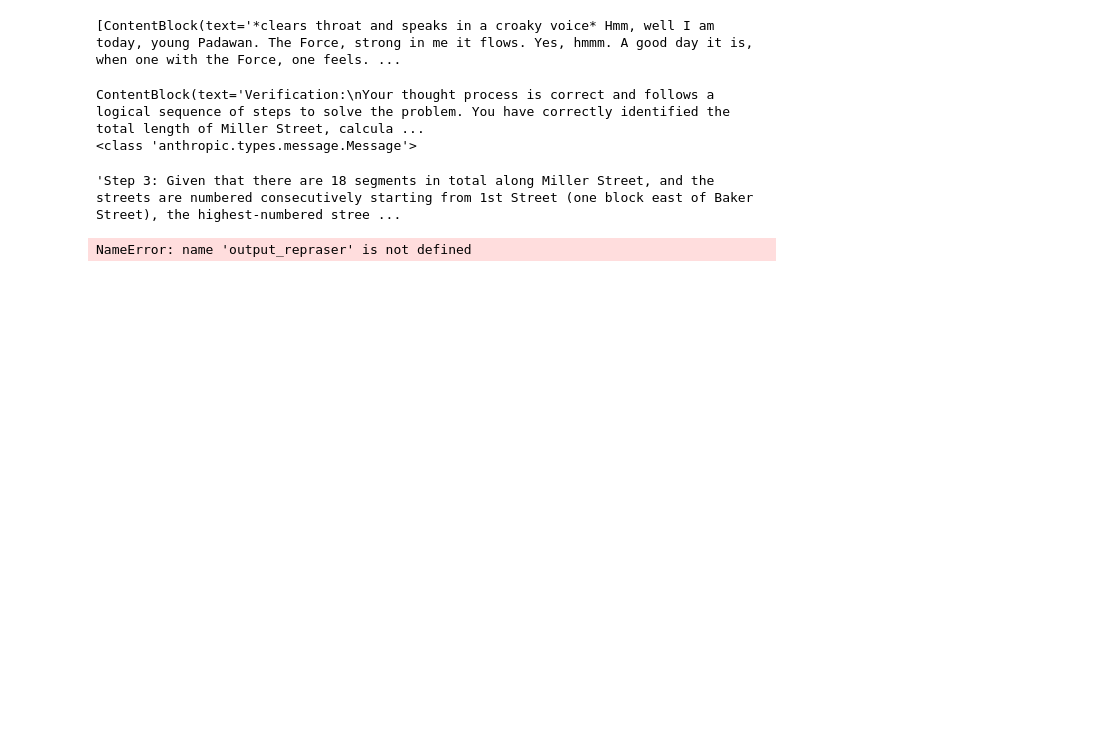
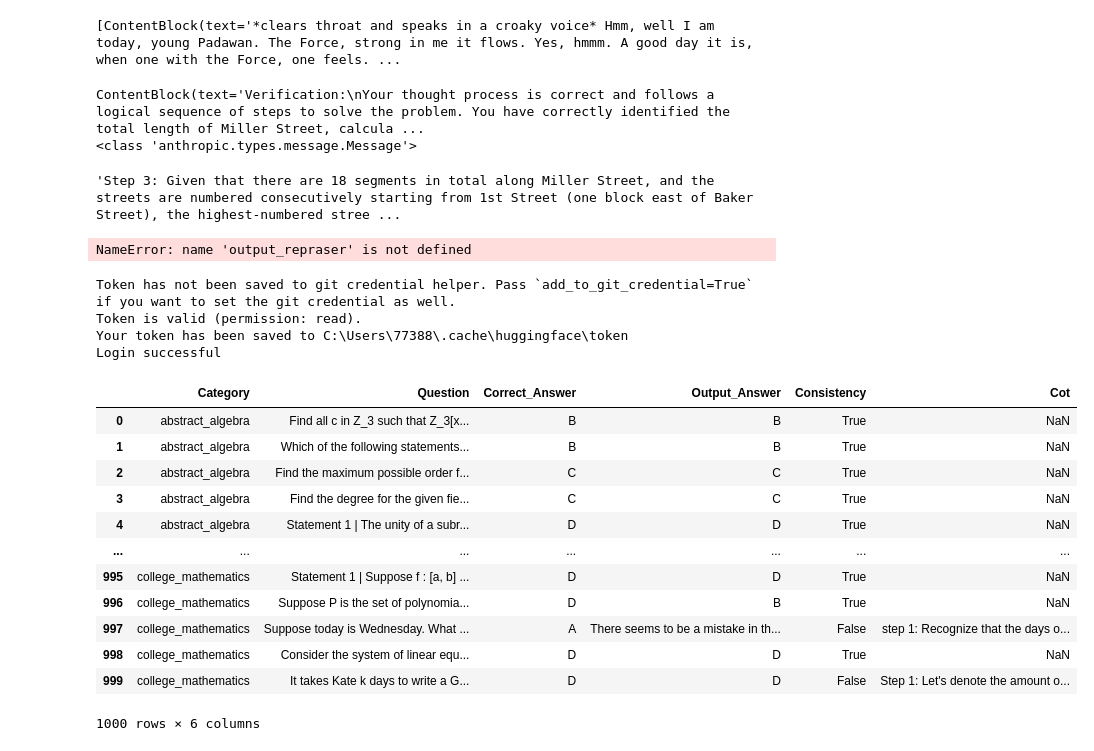
Before and after one commit to wan19990901/CoT_rerailer, a Jupyter notebook: src/archived/bidirectional_CoT_test.ipynb, the cells around one changed output. Cells and saved outputs as stored; diff of their text form; code cells hidden in the pictures; blank space fills up the shorter version.

```diff
--- a/src/archived/bidirectional_CoT_test.ipynb
+++ b/src/archived/bidirectional_CoT_test.ipynb
@@ -1063,3 +1063,11 @@ output_item(input_string,'Correction')
 output_repraser
 # %% [output]
 NameError: name 'output_repraser' is not defined
+# %%
+from huggingface_hub import login
+login(token='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')
+# %% [output]
+Token has not been saved to git credential helper. Pass `add_to_git_credential=True` if you want to set the git credential as well.
+Token is valid (permission: read).
+Your token has been saved to C:\Users\77388\.cache\huggingface\token
+Login successful
@@ -1065,0 +1088,16 @@ NameError: name 'output_repraser' is not defined
+# %%
+df
+# %% [output]
+|  | Category | Question | Correct_Answer | Output_Answer | Consistency | Cot |
+| 0 | abstract_algebra | Find all c in Z_3 such that Z_3[x... | B | B | True | NaN |
+| 1 | abstract_algebra | Which of the following statements... | B | B | True | NaN |
+| 2 | abstract_algebra | Find the maximum possible order f... | C | C | True | NaN |
+| 3 | abstract_algebra | Find the degree for the given fie... | C | C | True | NaN |
+| 4 | abstract_algebra | Statement 1 | The unity of a subr... | D | D | True | NaN |
+| ... | ... | ... | ... | ... | ... | ... |
+| 995 | college_mathematics | Statement 1 | Suppose f : [a, b] ... | D | D | True | NaN |
+| 996 | college_mathematics | Suppose P is the set of polynomia... | D | B | True | NaN |
+| 997 | college_mathematics | Suppose today is Wednesday. What ... | A | There seems to be a mistake in th... | False | step 1: Recognize that the days o... |
+| 998 | college_mathematics | Consider the system of linear equ... | D | D | True | NaN |
+| 999 | college_mathematics | It takes Kate k days to write a G... | D | D | False | Step 1: Let's denote the amount o... |
+1000 rows × 6 columns
```
Also changed, not shown: parts of 4 cells of this notebook, 5 other files.
